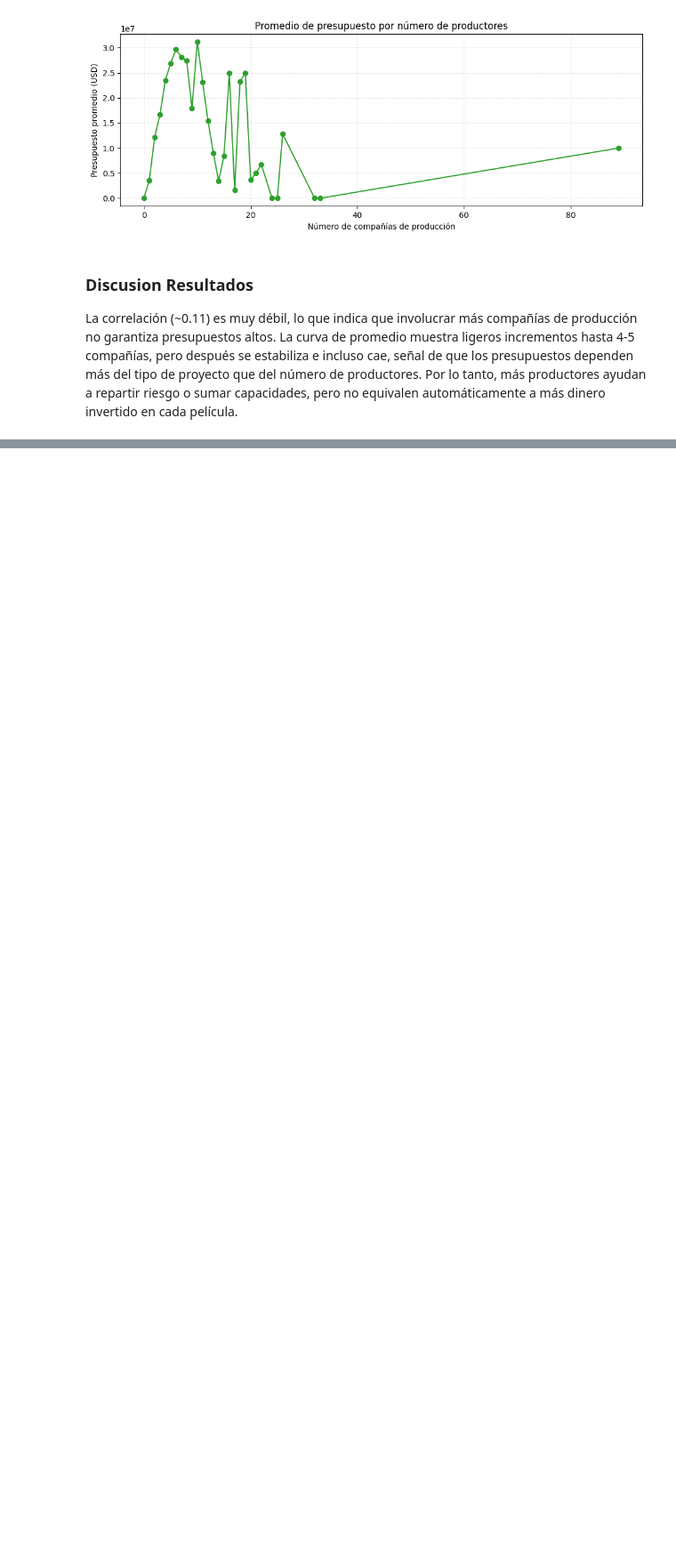
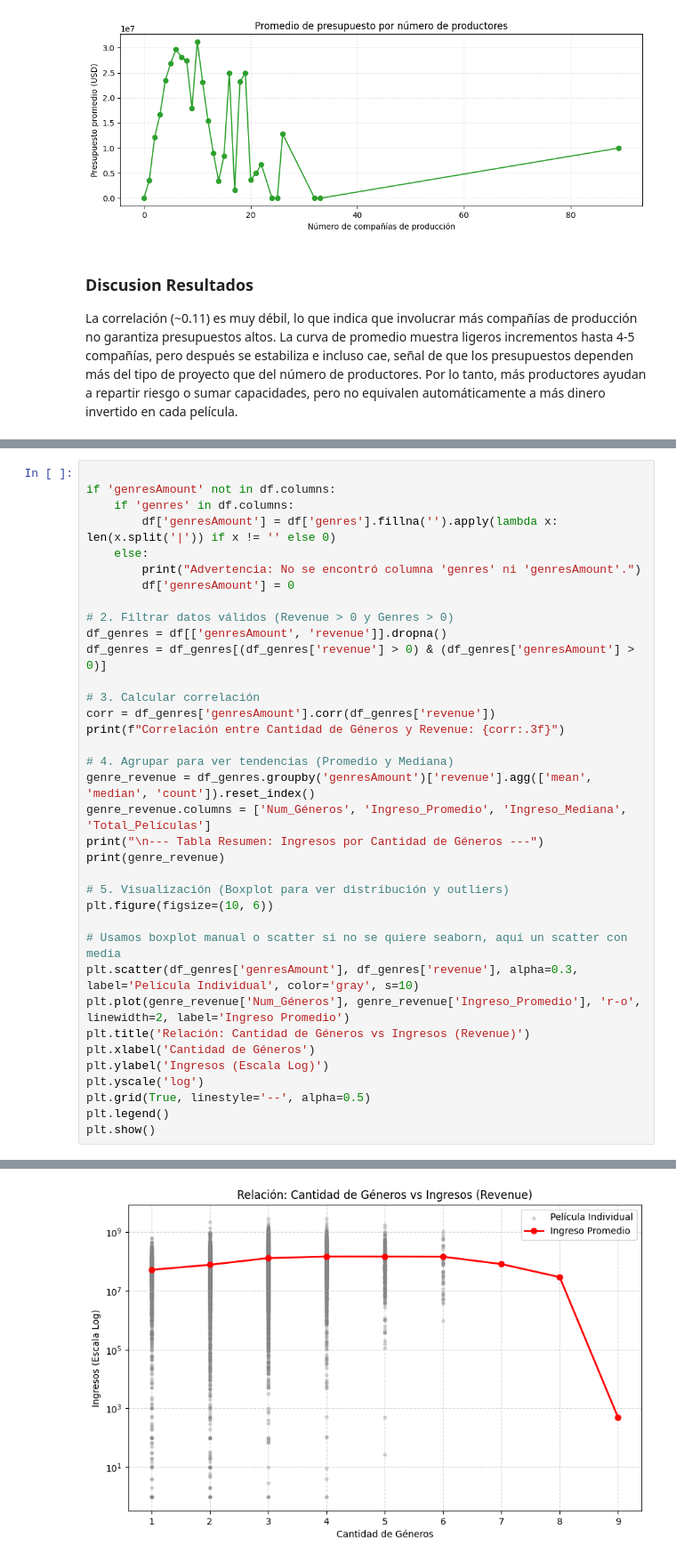
Before and after one commit to Vann06/Mineria_Datos, a Jupyter notebook: preguntas_extras.ipynb, the cells around one changed output, grey strips where cells are left out. Shown at 89% size. Cells and saved outputs as stored; diff of their text form; blank space fills up the shorter version.

```diff
--- a/preguntas_extras.ipynb
+++ b/preguntas_extras.ipynb
@@ -193,0 +238,37 @@ Por lo tanto, más productores ayudan a repartir riesgo o sumar capacidades, per
+# %%
+
+if 'genresAmount' not in df.columns:
+    if 'genres' in df.columns:
+        df['genresAmount'] = df['genres'].fillna('').apply(lambda x: len(x.split('|')) if x != '' else 0)
+    else:
+        print("Advertencia: No se encontró columna 'genres' ni 'genresAmount'.")
+        df['genresAmount'] = 0
+
+# 2. Filtrar datos válidos (Revenue > 0 y Genres > 0)
+df_genres = df[['genresAmount', 'revenue']].dropna()
+df_genres = df_genres[(df_genres['revenue'] > 0) & (df_genres['genresAmount'] > 0)]
+
+# 3. Calcular correlación
+corr = df_genres['genresAmount'].corr(df_genres['revenue'])
+print(f"Correlación entre Cantidad de Géneros y Revenue: {corr:.3f}")
+
+# 4. Agrupar para ver tendencias (Promedio y Mediana)
+genre_revenue = df_genres.groupby('genresAmount')['revenue'].agg(['mean', 'median', 'count']).reset_index()
+genre_revenue.columns = ['Num_Géneros', 'Ingreso_Promedio', 'Ingreso_Mediana', 'Total_Películas']
+print("\n--- Tabla Resumen: Ingresos por Cantidad de Géneros ---")
+print(genre_revenue)
+
+# 5. Visualización (Boxplot para ver distribución y outliers)
+plt.figure(figsize=(10, 6))
+
+# Usamos boxplot manual o scatter si no se quiere seaborn, aquí un scatter con media
+plt.scatter(df_genres['genresAmount'], df_genres['revenue'], alpha=0.3, label='Película Individual', color='gray', s=10)
+plt.plot(genre_revenue['Num_Géneros'], genre_revenue['Ingreso_Promedio'], 'r-o', linewidth=2, label='Ingreso Promedio')
+plt.title('Relación: Cantidad de Géneros vs Ingresos (Revenue)')
+plt.xlabel('Cantidad de Géneros')
+plt.ylabel('Ingresos (Escala Log)')
+plt.yscale('log')
+plt.grid(True, linestyle='--', alpha=0.5)
+plt.legend()
+plt.show()
+# %% [output]
@@ -193,0 +288 @@ Por lo tanto, más productores ayudan a repartir riesgo o sumar capacidades, per
+[figure, added]
```
Also changed, not shown: parts of 8 cells of this notebook, 2 other files.
